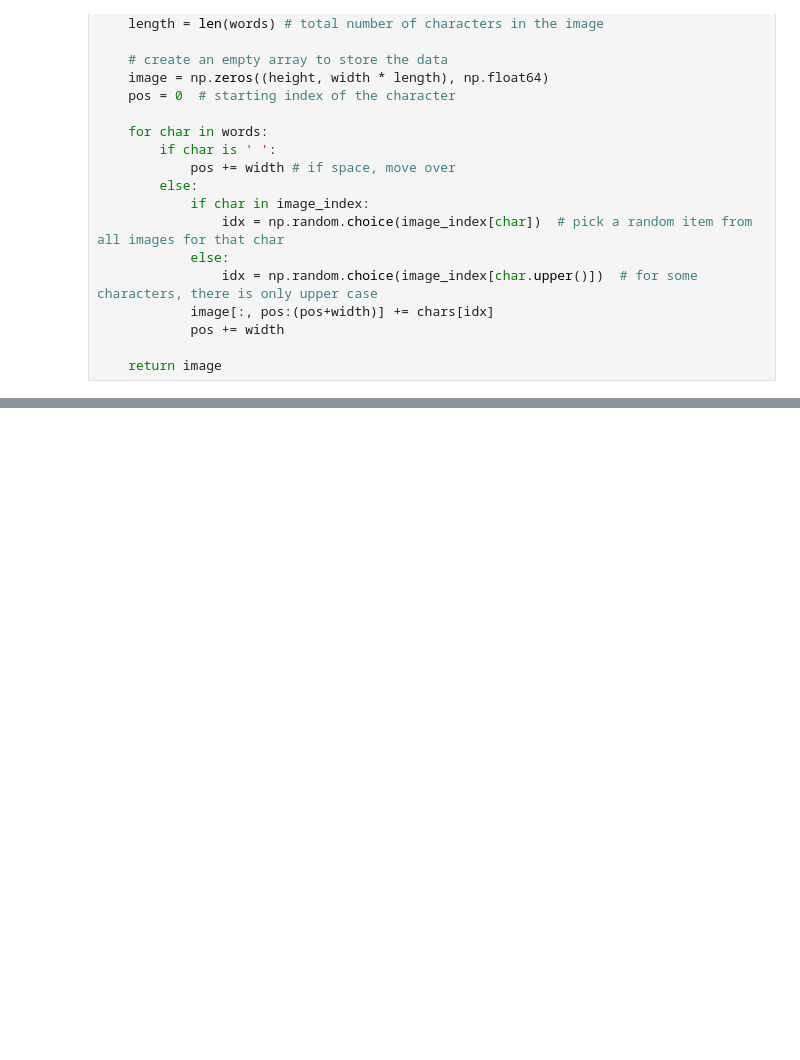
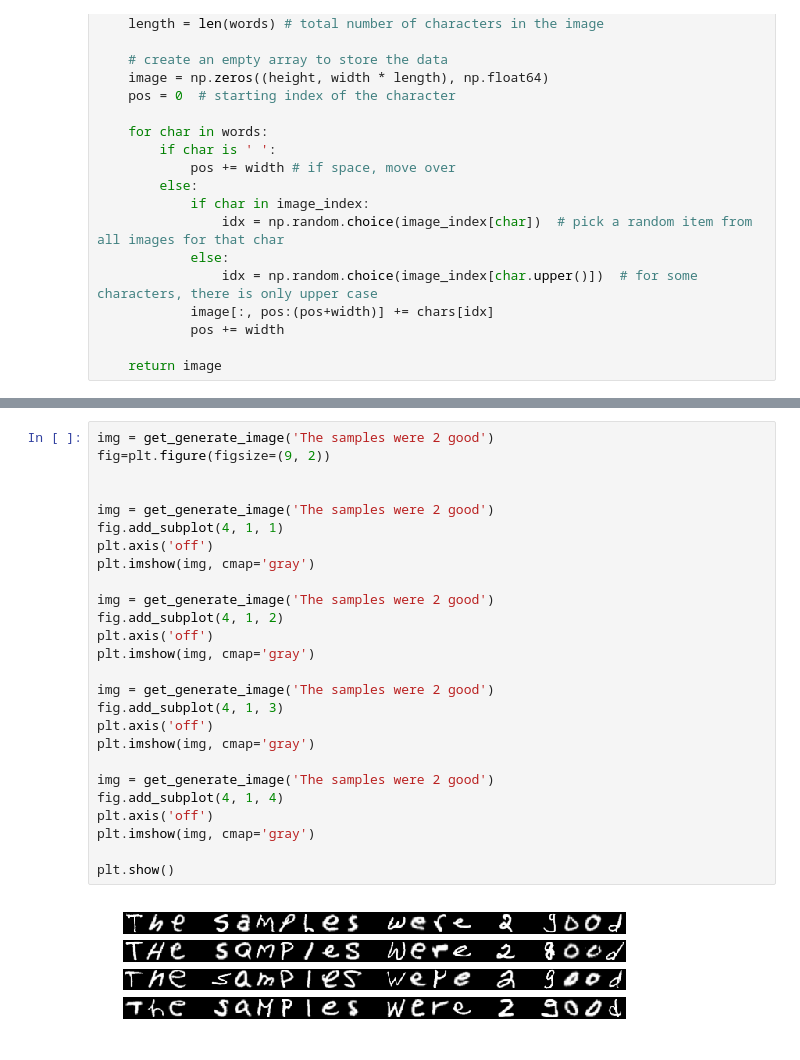
Before and after one commit to PacktPublishing/Hands-On-Deep-Learning-for-Mobile, a Jupyter notebook: Chapter6/reading-sentences.ipynb, the cells around one changed output, grey strips where cells are left out. Cells and saved outputs as stored; diff of their text form; blank space fills up the shorter version.

```diff
--- a/Chapter6/reading-sentences.ipynb
+++ b/Chapter6/reading-sentences.ipynb
@@ -139,0 +138,28 @@ plt.show()
+# %%
+img = get_generate_image('The samples were 2 good')
+fig=plt.figure(figsize=(9, 2))
+
+
+img = get_generate_image('The samples were 2 good')
+fig.add_subplot(4, 1, 1)
+plt.axis('off')
+plt.imshow(img, cmap='gray')
+
+img = get_generate_image('The samples were 2 good')
+fig.add_subplot(4, 1, 2)
+plt.axis('off')
+plt.imshow(img, cmap='gray')
+
+img = get_generate_image('The samples were 2 good')
+fig.add_subplot(4, 1, 3)
+plt.axis('off')
+plt.imshow(img, cmap='gray')
+
+img = get_generate_image('The samples were 2 good')
+fig.add_subplot(4, 1, 4)
+plt.axis('off')
+plt.imshow(img, cmap='gray')
+
+plt.show()
+# %% [output]
+[figure, added]
```
Also changed, not shown: parts of 2 cells of this notebook.
